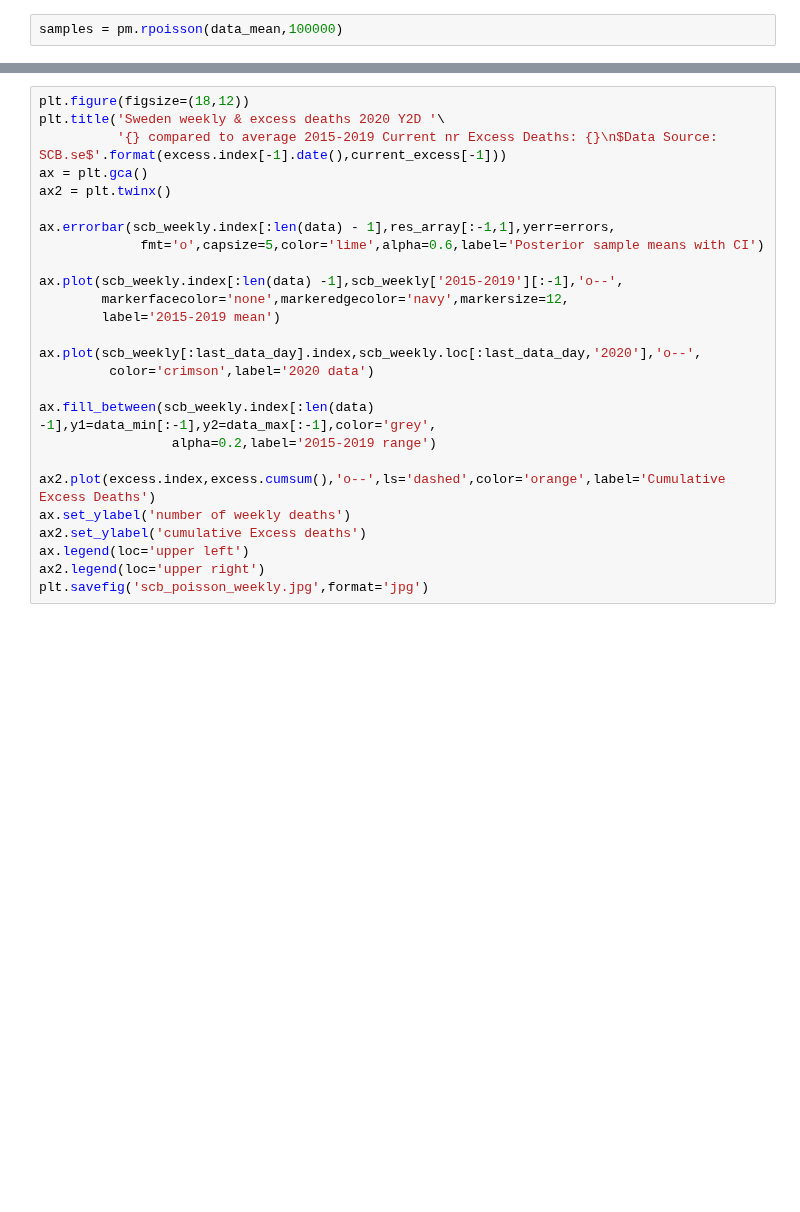
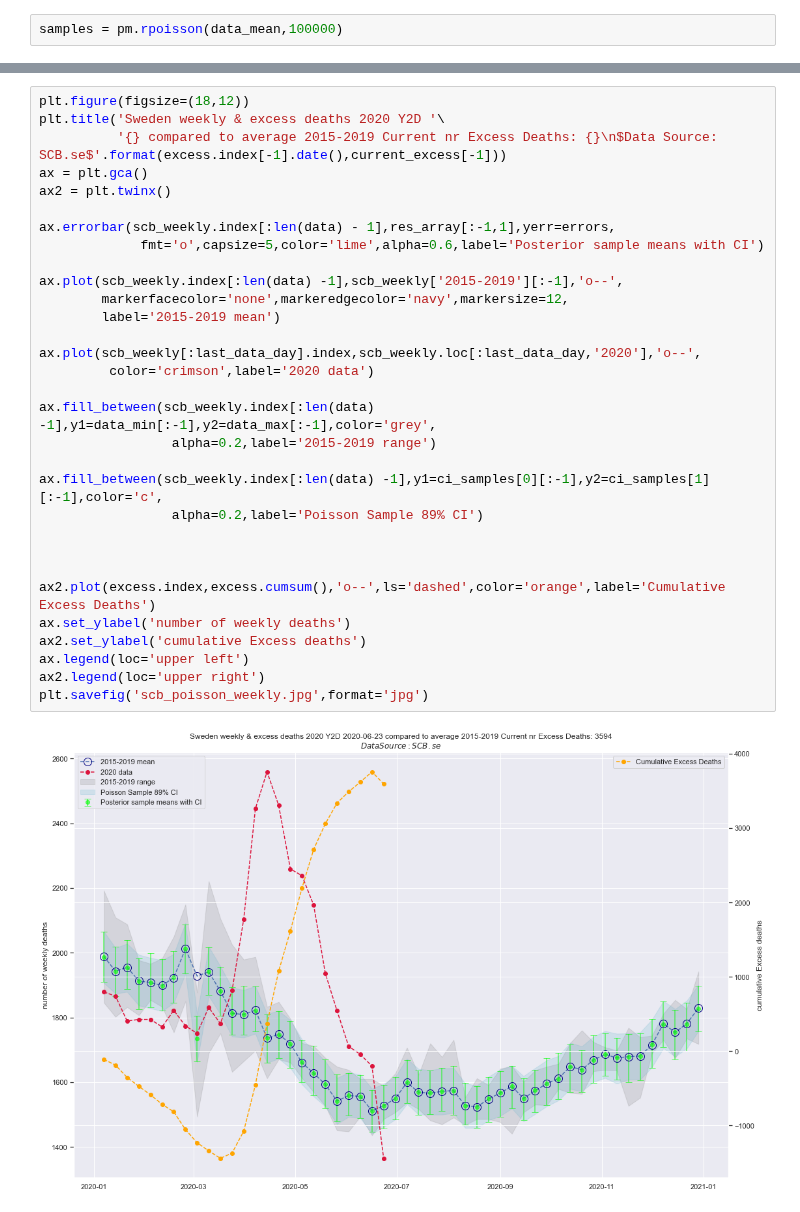
Before and after one commit to tolex3/note, a Jupyter notebook: scb_poisson.ipynb, the cells around one changed output, grey strips where cells are left out. Drawn from its saved outputs; the diff is of its cells as text; blank space fills up the shorter version.

```diff
--- a/scb_poisson.ipynb
+++ b/scb_poisson.ipynb
@@ -129,29 +393,36 @@ current_excess
 # %%
 plt.figure(figsize=(18,12))
 plt.title('Sweden weekly & excess deaths 2020 Y2D '\
           '{} compared to average 2015-2019 Current nr Excess Deaths: {}\n$Data Source: SCB.se$'.format(excess.index[-1].date(),current_excess[-1]))
 ax = plt.gca()
 ax2 = plt.twinx()
 
 ax.errorbar(scb_weekly.index[:len(data) - 1],res_array[:-1,1],yerr=errors,
              fmt='o',capsize=5,color='lime',alpha=0.6,label='Posterior sample means with CI')
 
 ax.plot(scb_weekly.index[:len(data) -1],scb_weekly['2015-2019'][:-1],'o--',
         markerfacecolor='none',markeredgecolor='navy',markersize=12,
         label='2015-2019 mean')
 
 ax.plot(scb_weekly[:last_data_day].index,scb_weekly.loc[:last_data_day,'2020'],'o--',
          color='crimson',label='2020 data')
 
 ax.fill_between(scb_weekly.index[:len(data) -1],y1=data_min[:-1],y2=data_max[:-1],color='grey',
                  alpha=0.2,label='2015-2019 range')
 
+ax.fill_between(scb_weekly.index[:len(data) -1],y1=ci_samples[0][:-1],y2=ci_samples[1][:-1],color='c',
+                 alpha=0.2,label='Poisson Sample 89% CI')
+
+
+
 ax2.plot(excess.index,excess.cumsum(),'o--',ls='dashed',color='orange',label='Cumulative Excess Deaths')
 ax.set_ylabel('number of weekly deaths')
 ax2.set_ylabel('cumulative Excess deaths')
 ax.legend(loc='upper left')
 ax2.legend(loc='upper right')
 plt.savefig('scb_poisson_weekly.jpg',format='jpg')
+# %% [output]
+[figure, added]
 # %%
 #scb_monthly.index = scb_monthly.index.date
 scb_monthly[['2020','2015-2019']][:pd.Timestamp('2020-05-31')].plot.bar(color=['r','orange'],
```
Also changed, not shown: parts of 23 cells of this notebook, 2 other files.
